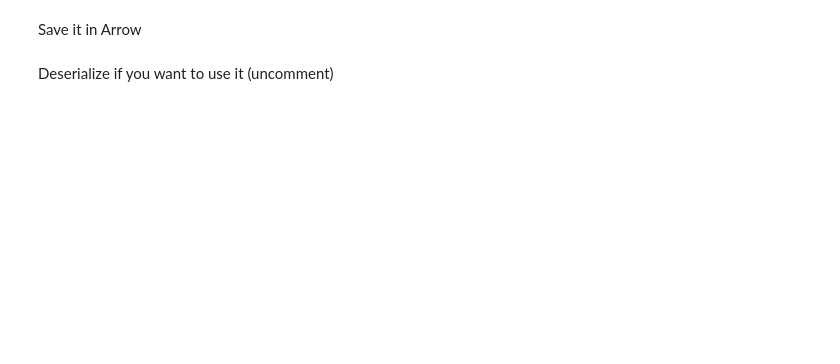
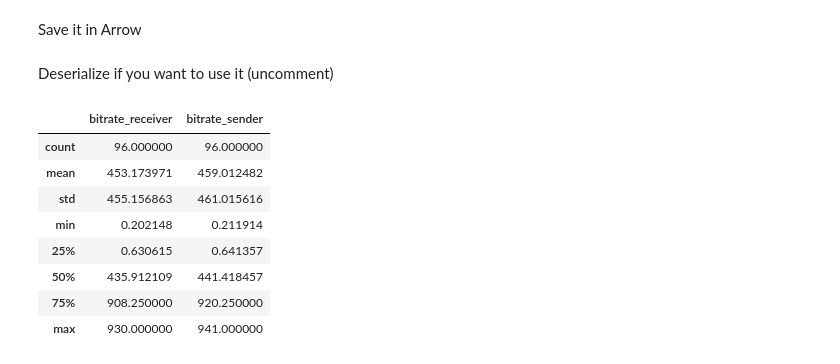
Before and after one commit to umccr/cloudcosts, a Jupyter notebook: iperf3_hpc_bitrates.ipynb, the cells around one changed output. Cells and saved outputs as stored; diff of their text form; code cells hidden in the pictures; blank space fills up the shorter version.

```diff
--- a/iperf3_hpc_bitrates.ipynb
+++ b/iperf3_hpc_bitrates.ipynb
@@ -96,3 +118,22 @@ Deserialize if you want to use it (uncomment)
+# %%
+# Normalize this a bit..
+#scaler = QuantileTransformer()
+#del novastor_spartan['machines']
+#scaled_values = scaler.fit_transform(novastor_spartan)
+#novastor_spartan.loc[:,:] = scaled_values
+
+#novastor_spartan.bitrate_receiver.plot(figsize=(30,10))
+novastor_spartan.describe()
+# %% [output]
+|  | bitrate_receiver | bitrate_sender |
+| count | 96.000000 | 96.000000 |
+| mean | 453.173971 | 459.012482 |
+| std | 455.156863 | 461.015616 |
+| min | 0.202148 | 0.211914 |
+| 25% | 0.630615 | 0.641357 |
+| 50% | 435.912109 | 441.418457 |
+| 75% | 908.250000 | 920.250000 |
+| max | 930.000000 | 941.000000 |
 # %%
 iperf3_df.describe()
 # %% [output]
```
Also changed, not shown: parts of 10 cells of this notebook, 1 other file.
